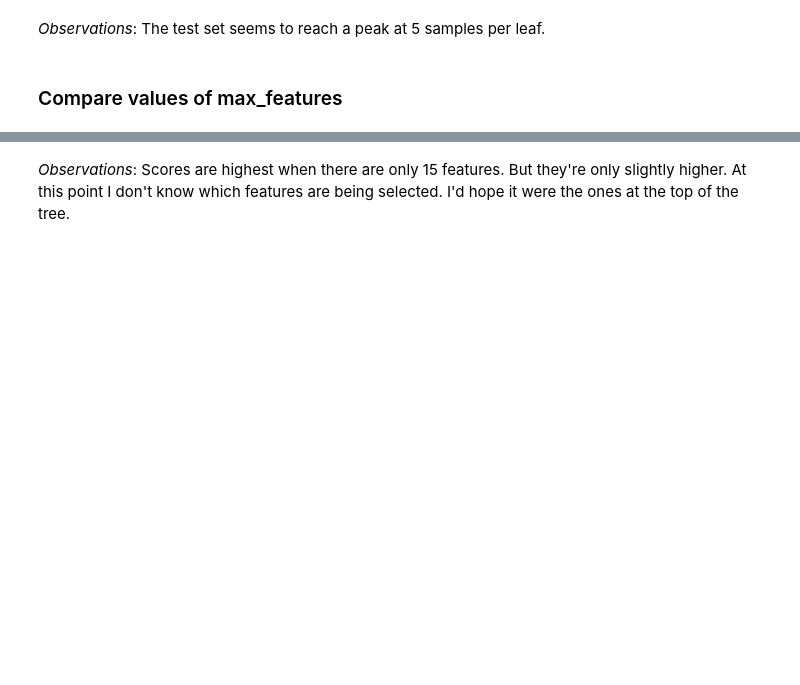
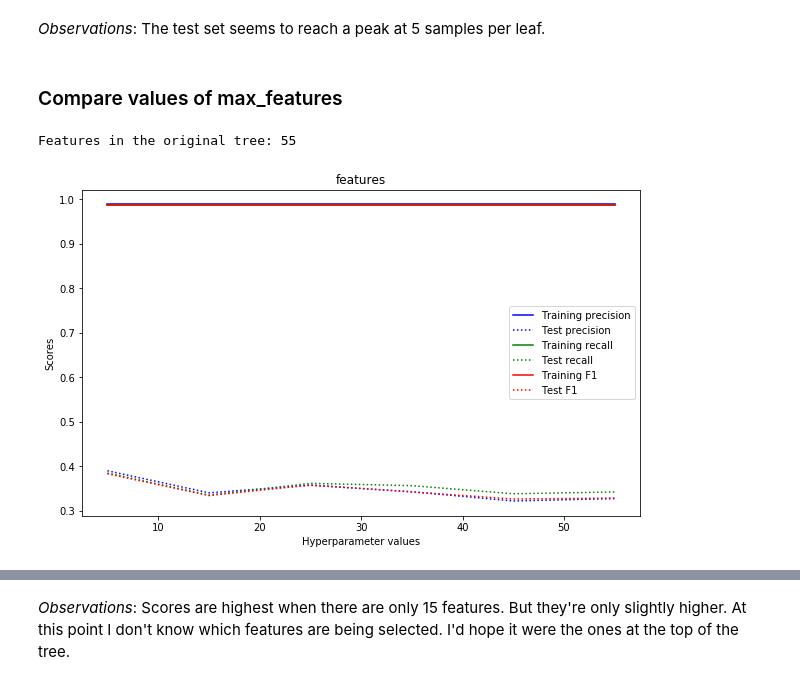
Before and after one commit to ssrosa/cacator_cave_malum, a Jupyter notebook: student.ipynb, the cells around one changed output, grey strips where cells are left out. Drawn from its saved outputs; the diff is of its cells as text; code cells hidden in the pictures; blank space fills up the shorter version.

```diff
--- a/student.ipynb
+++ b/student.ipynb
@@ -1485,4 +1233,6 @@ testing5 = compare_hypers(test_params, 'depth', X_train, X_test, y_train, y_test
 # %% [markdown]
 ### Compare values of max_features
 # %%
-#print('Features in the original tree:', clf.n_features_)
+print('Features in the original tree:', clf.n_features_)
+# %% [output]
+Features in the original tree: 55
@@ -1493,0 +1239,9 @@ testing5 = compare_hypers(test_params, 'depth', X_train, X_test, y_train, y_test
+# %%
+#Set values of chosen hyperparameter
+feature_params = np.arange(5, 65, 10)
+#Run model for each param value and store scores
+feature_df = compare_hypers(feature_params, 'features', X_train, X_test, y_train, y_test)
+#Plot scores
+plot_hypers(feature_df, 'features')
+# %% [output]
+[figure, added]
```
Also changed, not shown: parts of 92 cells of this notebook, 1 other file.
